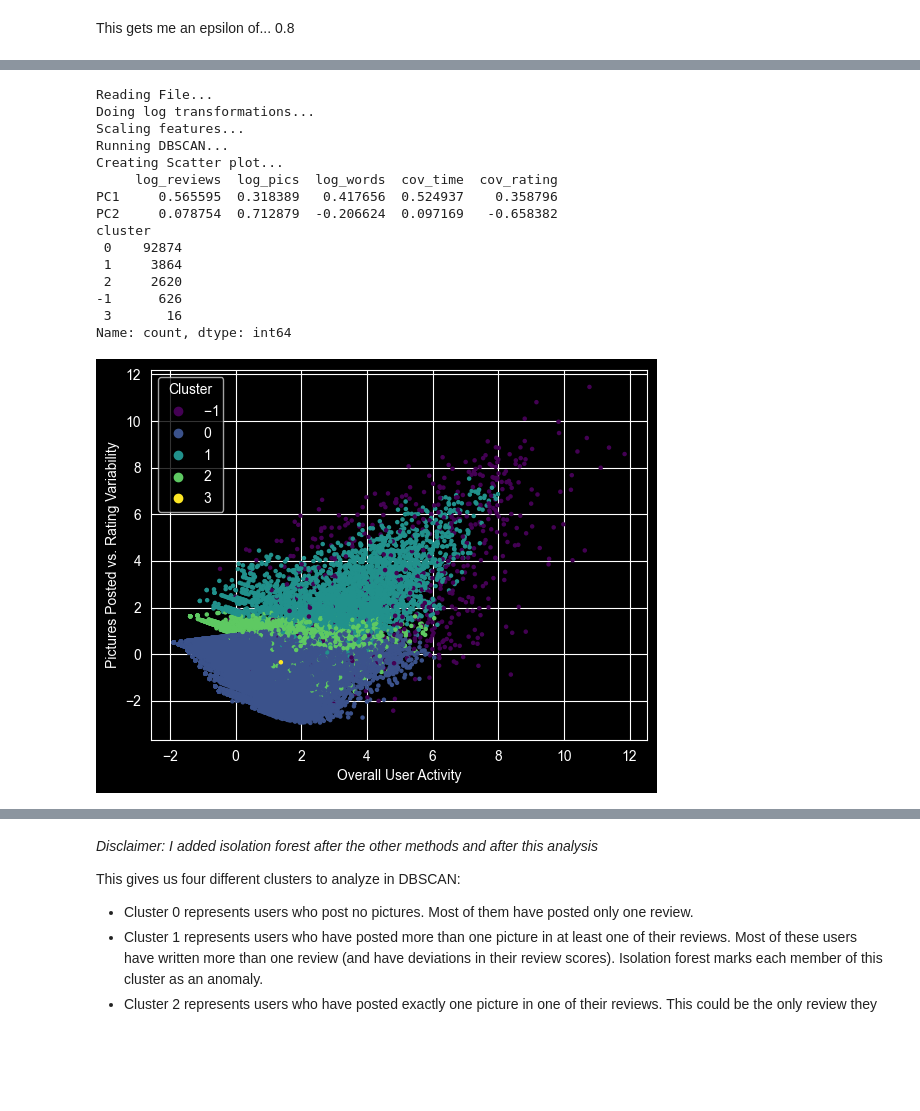
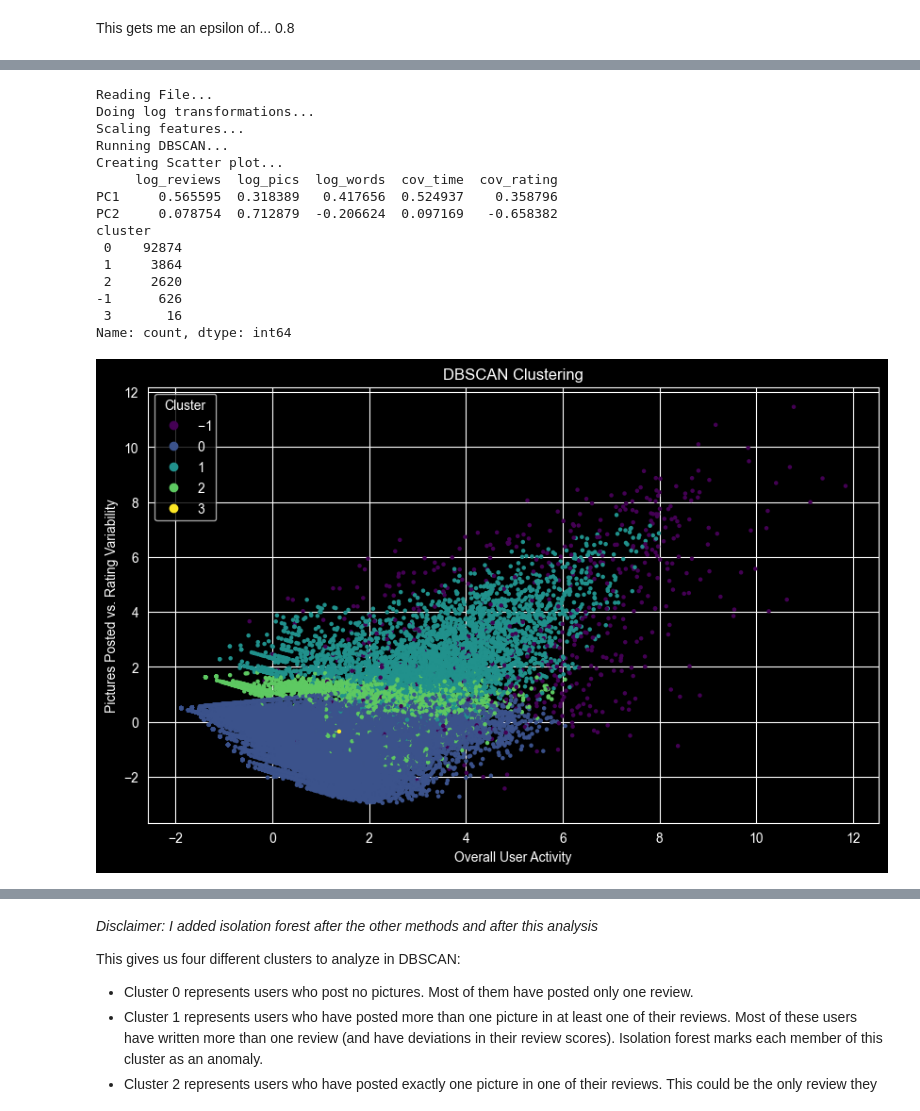
Before and after one commit to ian-roundkicker/CS4412_Spring26_Project, a Jupyter notebook: project_file.ipynb, the cells around one changed output, grey strips where cells are left out. Cells and saved outputs as stored; diff of their text form; code cells hidden in the pictures; blank space fills up the shorter version.

```diff
--- a/project_file.ipynb
+++ b/project_file.ipynb
@@ -563,12 +649,32 @@ from sklearn.preprocessing import StandardScaler
 from sklearn.decomposition import PCA
 from sklearn.cluster import KMeans
 from sklearn.ensemble import IsolationForest
+from sklearn.naive_bayes import GaussianNB
+from sklearn.model_selection import train_test_split
 import matplotlib.pyplot as plt
 try:
     print("Reading File...")
     # this data is only 200 MB, so I can just read the whole thing. Using np.float16 to reduce memory usage.
     # Note, if your total word count is greater than 65536, change 'total_words':np.uint16 to 'total_words':np.uint32
-    df = pd.read_json('data/rgur_data.json', lines=True, dtype={'user_id':str, 'cov_time':np.float32, 'cov_rating':np.float32, 'total_reviews':np.uint16, 'total_pictures':np.uint16, 'total_words':np.uint16}, nrows=100000)
+    df = pd.read_json('data/rgur_data.json', lines=True, dtype={'user_id':str, 'cov_time':np.float32, 'cov_rating':np.float32, 'total_reviews':np.uint16, 'total_pictures':np.uint16, 'total_words':np.uint16}, chunksize=100000)
+    # 0 for first 100,000
+    select_chunk = 0
+    # keep unchanged
+    current_chunk = 0
+    for chunk in df:
+        if current_chunk < select_chunk:
+            current_chunk += 1
+        else:
+            used_data = chunk
+            break
+    try:
+        if used_data is None:
+            print("You have gone beyond the end of the JSON file.")
+            sys.exit()
+    except NameError:
+        sys.exit()
+
+    df = used_data
     # keep user_id, total_pictures, total_reviews, total_words, cov_time, cov_rating
     print("Doing log transformations...")
     #doing log transformations to reduce the scale of the tail.
@@ -598,23 +704,19 @@ try:
     )
     print(pc_df)
     print(df['cluster'].value_counts())
+    plt.figure(figsize=(10, 6))
     scatter = plt.scatter(X2[:,0], X2[:,1], c=df['cluster'], s=5, cmap='viridis')
     legend = plt.legend(*scatter.legend_elements(), title="Cluster")
+    plt.title("DBSCAN Clustering")
     plt.xlabel("Overall User Activity")
     plt.ylabel("Pictures Posted vs. Rating Variability")
+
     plt.show()
 
-    #used this to detect elbow
-    """sse_values = []
-    for k in range(1,11):
-        km = KMeans(n_clusters=k)
-        km.fit(X)
-        sse_values.append(km.inertia_)
-    for i in sse_values:
-        print(i)"""
+
     print("Running KMeans")
     # kmeans algorithm
-    km = KMeans(n_clusters=8, init='k-means++', n_init=10, max_iter=300, random_state=42)
+    km = KMeans(n_clusters=5, init='k-means++', n_init=10, max_iter=300, random_state=42)
     # add cluster to df to compare with dbscan results
     km.fit(X)
     kl = km.labels_
@@ -664,34 +766,79 @@ try:
         df_temp.to_json("data/dbscan"+str(i)+"_results.jsonl", orient='records', lines=True)
         # I decided to use .jsonl because Pycharm marked it as an error. I recognize that this error also applies to all the other .json files (including the original dataset. I, however, do not care because pandas json parser works anyway.)
     print("K Means:")
     for i in df['k-cluster'].value_counts().index.tolist():
         print("For cluster ",i)
         print(df[df['k-cluster']==i].describe())
+
+    print("\n\nGaussian Naive Bayes:")
+    clf = GaussianNB()
+    X = df[['log_reviews', 'log_pics', 'log_words', 'cov_time', 'cov_rating']]
+    Y = df['cluster']
+
+    X_train, X_test, Y_train, Y_test = train_test_split(
+        X,
+        Y,
+        test_size=0.2,
+        random_state=42
+    )
+    clf.fit(X_train, Y_train)
+    accuracy = clf.score(X_test, Y_test)
+    print("Accuracy:", accuracy)
+
+    means = pd.DataFrame(
+        clf.theta_,
+        columns=['log_reviews', 'log_pics', 'log_words', 'cov_time', 'cov_rating']
+    )
+
+    means['cluster'] = clf.classes_
+    print(means)
+
+    print("Naive Bayes: KMeans")
+    clf = GaussianNB()
+    # X remains the same
+    Y = df['k-cluster']
+    X_train, X_test, Y_train, Y_test = train_test_split(
+            X,
+            Y,
+            test_size=0.2,
+            random_state=42
+        )
+    clf.fit(X_train, Y_train)
+    accuracy = clf.score(X_test, Y_test)
+    print("Accuracy:", accuracy)
+
+    means = pd.DataFrame(
+        clf.theta_,
+        columns=['log_reviews', 'log_pics', 'log_words', 'cov_time', 'cov_rating']
+    )
+
+    means['k-cluster'] = clf.classes_
+    print(means)
 except FileNotFoundError:
     print("File not found")
 except Exception as e:
     print(
         "Some other error occurred on line",
         e.__traceback__.tb_lineno,
         ":\n" + str(e)
     )
 # %% [output]
 Reading File...
 Doing log transformations...
 Scaling features...
 Running DBSCAN...
 Creating Scatter plot...
      log_reviews  log_pics  log_words  cov_time  cov_rating
 PC1     0.565595  0.318389   0.417656  0.524937    0.358796
 PC2     0.078754  0.712879  -0.206624  0.097169   -0.658382
 cluster
  0    92874
  1     3864
  2     2620
 -1      626
  3       16
 Name: count, dtype: int64
-[figure, old version]
+[figure, new version]
 Running KMeans
 Generating scatter plot...
      log_reviews  log_pics  log_words  cov_time  cov_rating
```
Also changed, not shown: parts of 15 cells of this notebook.
